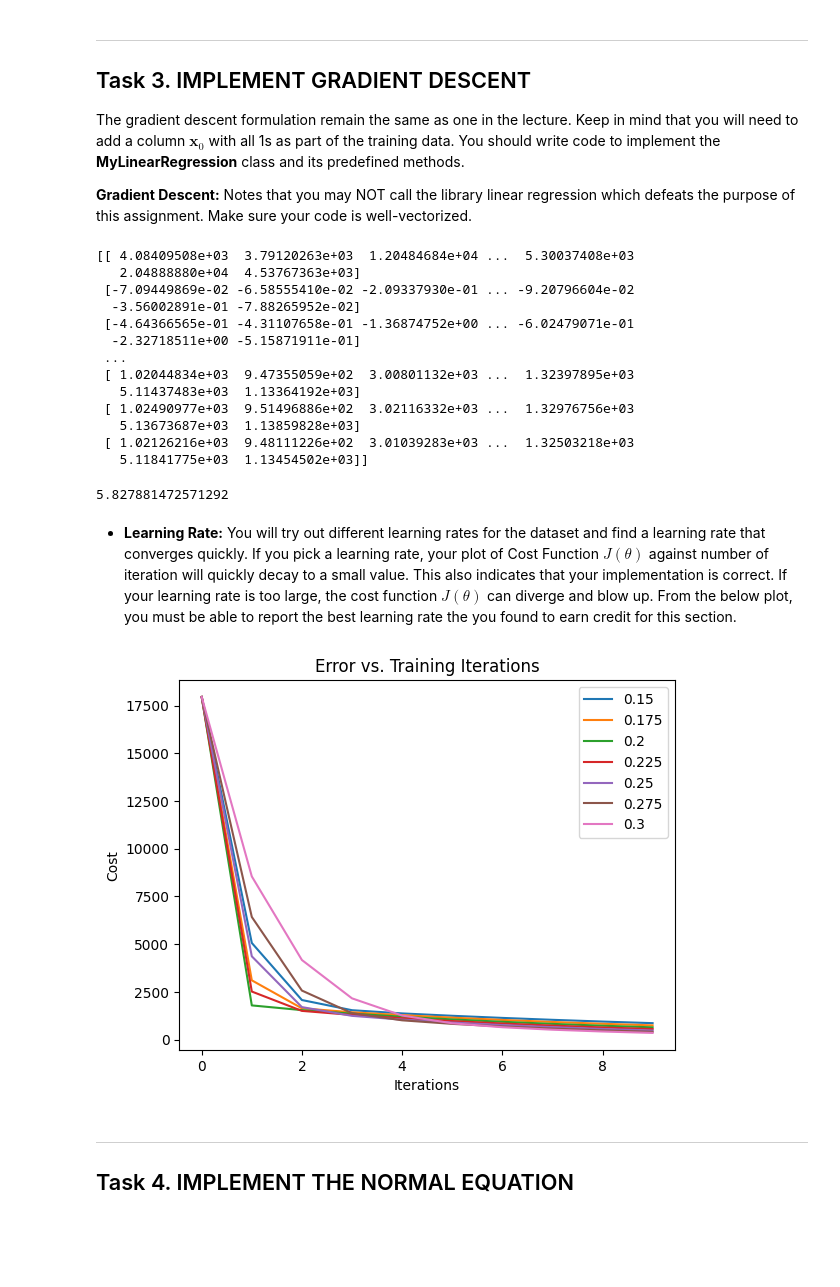
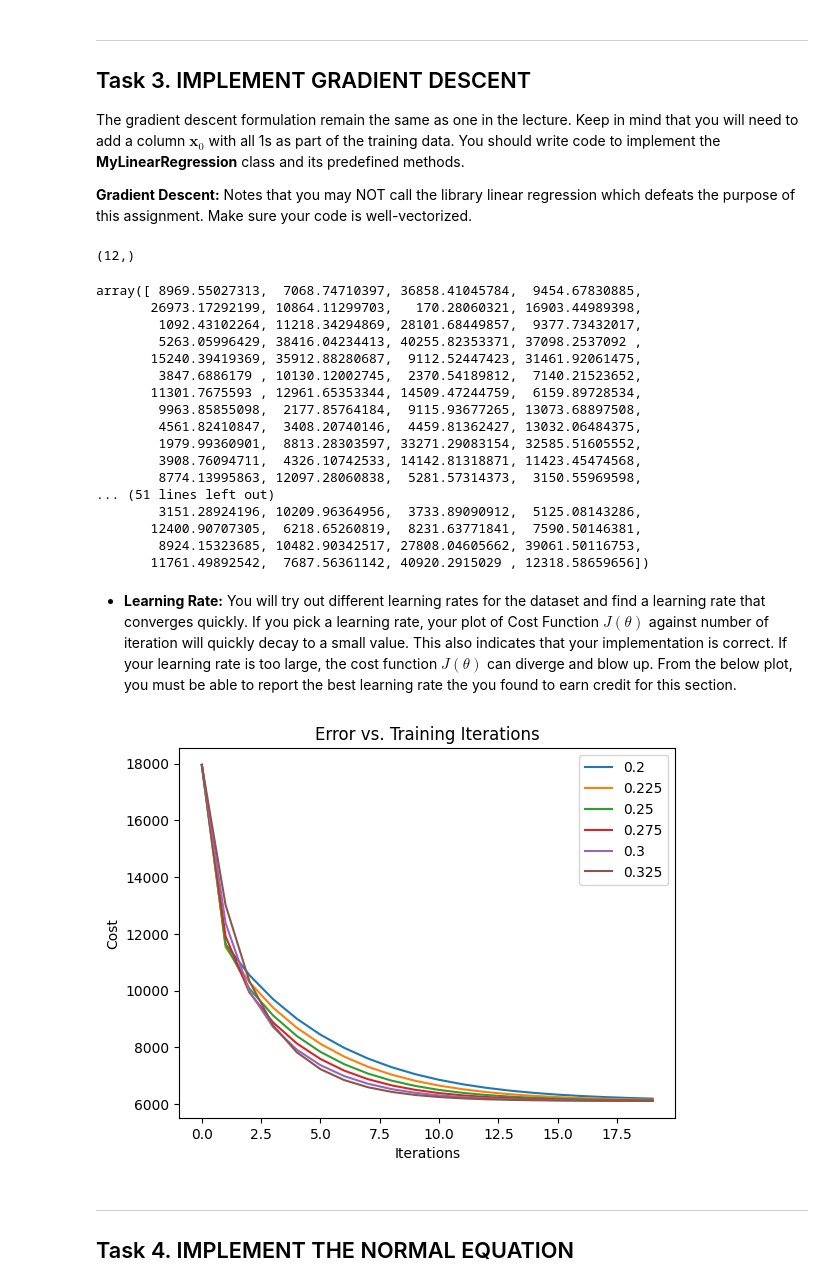
Before and after one commit to JackHalliwill/ML_Assignment1, a Jupyter notebook: jh8vn_assignment_1.ipynb, the cells around one changed output. Cells and saved outputs as stored; diff of their text form; code cells hidden in the pictures; blank space fills up the shorter version.

```diff
--- a/jh8vn_assignment_1.ipynb
+++ b/jh8vn_assignment_1.ipynb
@@ -172,7 +172,7 @@ num_pipeline = Pipeline([
 final_pipeline = ColumnTransformer([
     ("num", num_pipeline, list(numerical_train)),
     ("cat", OneHotEncoder(handle_unknown="ignore"), categories),
-])
+],)
 
 insurance_prepared_train = final_pipeline.fit_transform(train_set)
 insurance_prepared_test = final_pipeline.transform(test_set)
@@ -219,8 +219,10 @@ class MyLinearRegression:
     Train the regressor using gradient descent
     """
     # implementation code here
+    local_theta = []
+    for i in range(X_train.shape[1] + 1):
+      local_theta.append(1);
     X_mod = np.c_[np.ones((X_train.shape[0], 1)), X_train]
-    local_theta = np.random.randn(X_train.shape[1] + 1,1)
     retTheta, retCost = self.gradientDescent(X_mod, y_train, local_theta, alpha, iters)
     self.theta = retTheta
     self.cost = retCost
@@ -270,71 +272,79 @@ class MyLinearRegression:
     # implementation code here
     X_mod = np.c_[np.ones((X_test.shape[0], 1)), X_test]
 
-    return X_mod.dot(self.theta)
+    y = X_mod.dot(self.theta)
+    return y
 
   def __str__(self):
     """
     Print out the parameter out when call print()
     """
-    # implement here to return("Parameter vector is %f" % self.theta)   }
+    return("Parameter vector is %f" % self.theta)
 
 # Your code goes here to call the instance of class MyLinearRegression
 myGradientDescentModel = MyLinearRegression()
-myGradientDescentModel.fitUsingGradientDescent(X_train, y_train, .1, 100)
-print(myGradientDescentModel.theta)
+ne = MyLinearRegression()
+ne.fitUsingNormalEquation(X_train, y_train)
+ne.predict(X_test)
+myGradientDescentModel.fitUsingGradientDescent(X_train, y_train, .32, 100)
+print(myGradientDescentModel.theta.shape)
 myGradientDescentModel.cost
+myGradientDescentModel.predict(X_test)
 
 #myGradientDescentModel.fitUsingGradientDescent(X_train, y_train)
 # %% [output]
-[[ 4.08409508e+03  3.79120263e+03  1.20484684e+04 ...  5.30037408e+03
-   2.04888880e+04  4.53767363e+03]
- [-7.09449869e-02 -6.58555410e-02 -2.09337930e-01 ... -9.20796604e-02
-  -3.56002891e-01 -7.88265952e-02]
- [-4.64366565e-01 -4.31107658e-01 -1.36874752e+00 ... -6.02479071e-01
-  -2.32718511e+00 -5.15871911e-01]
- ...
- [ 1.02044834e+03  9.47355059e+02  3.00801132e+03 ...  1.32397895e+03
-   5.11437483e+03  1.13364192e+03]
- [ 1.02490977e+03  9.51496886e+02  3.02116332e+03 ...  1.32976756e+03
-   5.13673687e+03  1.13859828e+03]
- [ 1.02126216e+03  9.48111226e+02  3.01039283e+03 ...  1.32503218e+03
-   5.11841775e+03  1.13454502e+03]]
+(12,)
-5.827881472571292
+array([ 8969.55027313,  7068.74710397, 36858.41045784,  9454.67830885,
+       26973.17292199, 10864.11299703,   170.28060321, 16903.44989398,
+        1092.43102264, 11218.34294869, 28101.68449857,  9377.73432017,
+        5263.05996429, 38416.04234413, 40255.82353371, 37098.2537092 ,
+       15240.39419369, 35912.88280687,  9112.52447423, 31461.92061475,
+        3847.6886179 , 10130.12002745,  2370.54189812,  7140.21523652,
+       11301.7675593 , 12961.65353344, 14509.47244759,  6159.89728534,
+        9963.85855098,  2177.85764184,  9115.93677265, 13073.68897508,
+        4561.82410847,  3408.20740146,  4459.81362427, 13032.06484375,
+        1979.99360901,  8813.28303597, 33271.29083154, 32585.51605552,
+        3908.76094711,  4326.10742533, 14142.81318871, 11423.45474568,
+        8774.13995863, 12097.28060838,  5281.57314373,  3150.55969598,
+... (51 lines left out)
+        3151.28924196, 10209.96364956,  3733.89090912,  5125.08143286,
+       12400.90707305,  6218.65260819,  8231.63771841,  7590.50146381,
+        8924.15323685, 10482.90342517, 27808.04605662, 39061.50116753,
+       11761.49892542,  7687.56361142, 40920.2915029 , 12318.58659656])
 # %% [markdown]
 * **Learning Rate:** You will try out different learning rates for the dataset and find a learning rate that converges quickly. If you pick a learning rate, your plot of Cost Function $J(\theta)$ against number of iteration will quickly decay to a small value. This also indicates that your implementation is correct. If your learning rate is too large, the cost function $J(\theta)$ can diverge and blow up. From the below plot, you must be able to report the best learning rate the you found to earn credit for this section.
 # %%
 # Use the following code to plot out your learning rate
 # iters and cost must be supplied to plot out the cost function
 # You must plot multiple curves corresponding to different learning rates to justify the best one.
 
 #I started with iterations = [0 - 1000 by 100s]. This was way too much and made the cost be very low.
 #Then I tried a range of rates from 0 to .99, which also skewed the graph by a lot
 #Eventually after shaving off values that skewed the graph from either end, and rescaling the values. I ended up with the below values
 
 
-iterations = [x for x in range(0,10,1)]
+iterations = [x for x in range(0,20,1)]
 
-learningRates = [.15, .175, .2, .225, .25, .275, .3]
+learningRates = [ .2, .225, .25, .275, .3, .325]
 
 gradDes = MyLinearRegression()
 
 for rate in learningRates:
     costsForRate = []
-    bestRate = bestRateOverall
     for iter in iterations:
         gradDes.fitUsingGradientDescent(X_train, y_train, rate, iter)
         costsForRate.append(gradDes.cost)
     plt.plot(iterations, costsForRate, label=(rate))
 
 plt.xlabel('Iterations')
 plt.ylabel('Cost')
 plt.title('Error vs. Training Iterations')
 plt.legend()
 plt.show()
 
-# I found that the learning rate .225 converges very quickly and converges closer to the true value than some other options that may converges more quickly, but further from the true value.
+# I found that the learning rate .3 converges very quickly and converges closer to the true value than some other options that may converge more quickly, but further from the true value.
 # %% [output]
-[figure, old version]
+[figure, new version]
 # %% [markdown]
 - - -
 ## Task 4. IMPLEMENT THE NORMAL EQUATION
```
Also changed, not shown: parts of 3 cells of this notebook.
